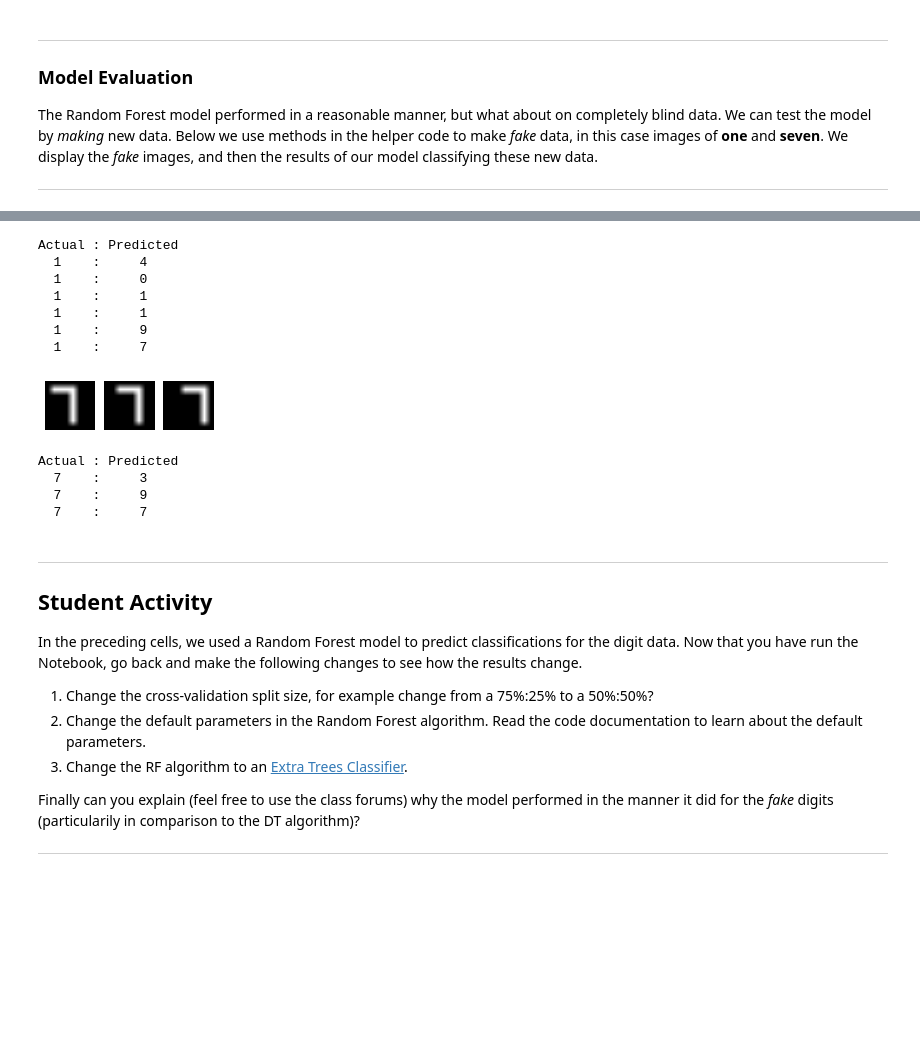
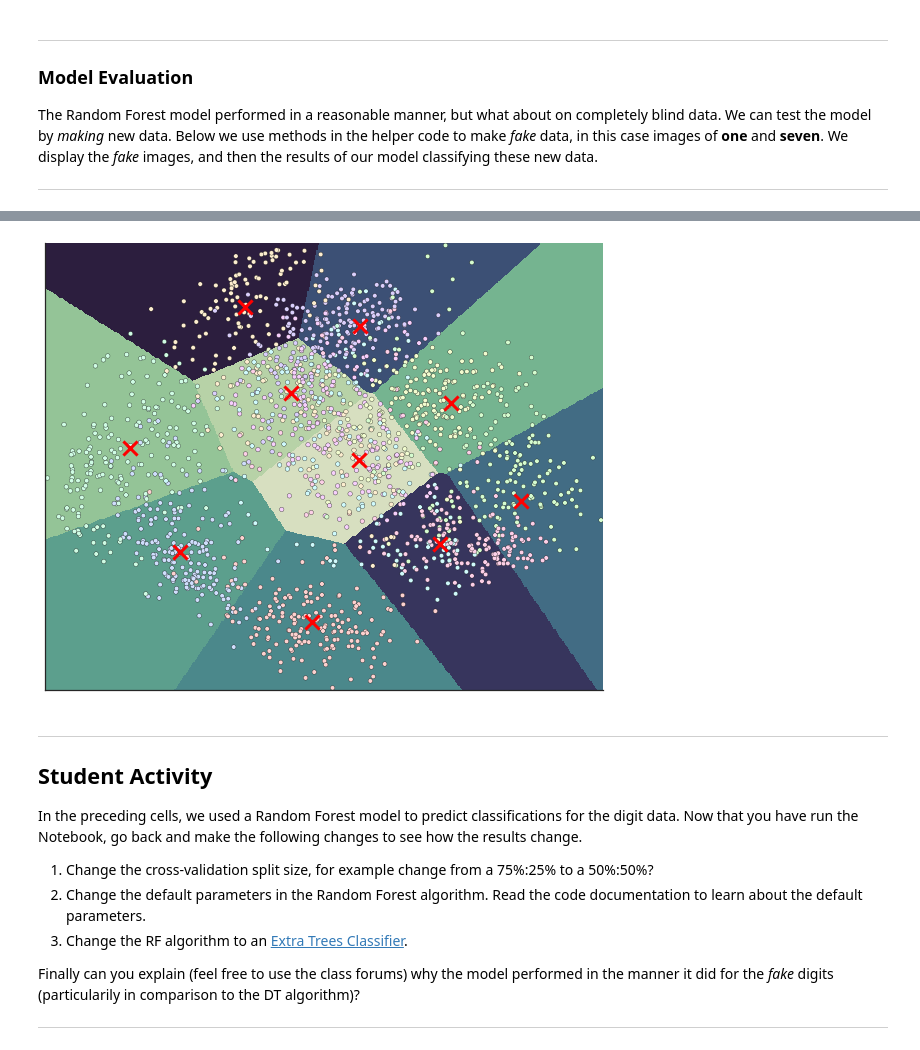
Before and after one commit to lcdm-uiuc/info490-sp16, a Jupyter notebook: Week5/notebooks/intro2cluster.ipynb, the cells around one changed output, grey strips where cells are left out. Drawn from its saved outputs; the diff is of its cells as text; code cells hidden in the pictures; blank space fills up the shorter version.

```diff
--- a/Week5/notebooks/intro2cluster.ipynb
+++ b/Week5/notebooks/intro2cluster.ipynb
@@ -347,32 +368,53 @@ array([[  0.,   0.,   0.,   0.,   0.,   0.,   0.,   0.],
-# %%
-print('Actual : Predicted')
-
-for one in ones:
-    print('  1    :     {0}'.format(rfc.predict(one.ravel())[0]))
-# %% [output]
-Actual : Predicted
-  1    :     4
-  1    :     0
-  1    :     1
-  1    :     1
-  1    :     9
-  1    :     7
-# %%
-# Now test on our sevens
-
-sevens = hd.make_sevens()
-hd.plot_numbers(sevens)
-# %% [output]
-[figure, removed]
-# %%
-print('Actual : Predicted')
-for seven in sevens:
-    print('  7    :     {0}'.format(rfc.predict(seven.ravel())[0]))
-# %% [output]
-Actual : Predicted
-  7    :     3
-  7    :     9
-  7    :     7
+# %%
+from matplotlib.colors import ListedColormap
+
+cmp_bkg = ListedColormap(sns.cubehelix_palette(10, start=.5, rot=-.75))
+cmp_pts = ListedColormap(sns.hls_palette(10, l=.9, s=.9))
+
+# Compute PCA for digit data
+pca = PCA(n_components=2, copy=True)
+data = pca.fit_transform(x)
+
+# We build our model assuming ten clusters
+k_means = KMeans(n_clusters=10)
+
+# We fit our data to assign classes
+k_means.fit(data)
+
+# Step size of the mesh.
+grid_size = 500
+
+x_min, x_max = data[:, 0].min() - .25, data[:, 0].max() + .25
+y_min, y_max = data[:, 1].min() - .25, data[:, 1].max() + .25
+
+# Meshgrid gives two 2D arrays of the ppoints
+xx, yy = np.meshgrid(np.linspace(x_min, x_max, grid_size),
+                     np.linspace(y_min, y_max, grid_size))
+
+zz = k_means.predict(np.c_[xx.ravel(), yy.ravel()])
+
+sns.set(style="ticks", font_scale=2.0)
+fig, ax = plt.subplots(figsize=(10,8))
+
+plt.pcolormesh(xx, yy, zz.reshape((grid_size, grid_size)), cmap=cmp_bkg)
+
+# Draw the points
+plt.scatter(data[:, 0], data[:, 1], c = y, s=20, cmap=cmp_pts)
+
+# Plot the centroids as a red X
+ctrs = k_means.cluster_centers_
+plt.scatter(ctrs[:, 0], ctrs[:, 1], marker='x', s=200, linewidths=3, color='r')
+
+ax.set_xlim(x_min, x_max)
+ax.set_ylim(y_min, y_max)
+ax.set_xticks([])
+ax.set_yticks([])
+
+sns.despine(left=False, bottom=False)
+
+plt.show()
+# %% [output]
+[figure, added]
 # %% [markdown]
 -----
 
```
Also changed, not shown: parts of 24 cells of this notebook.
